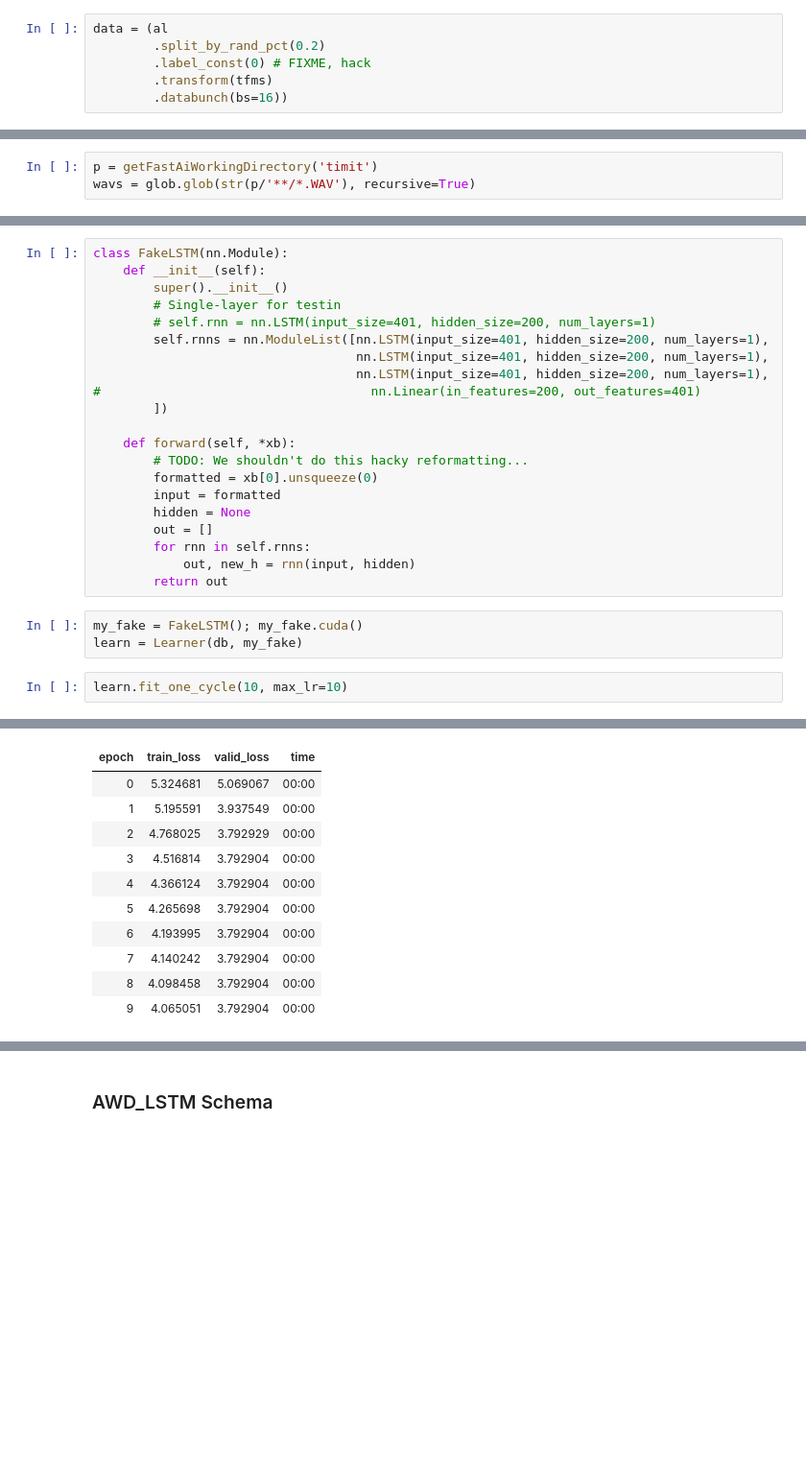
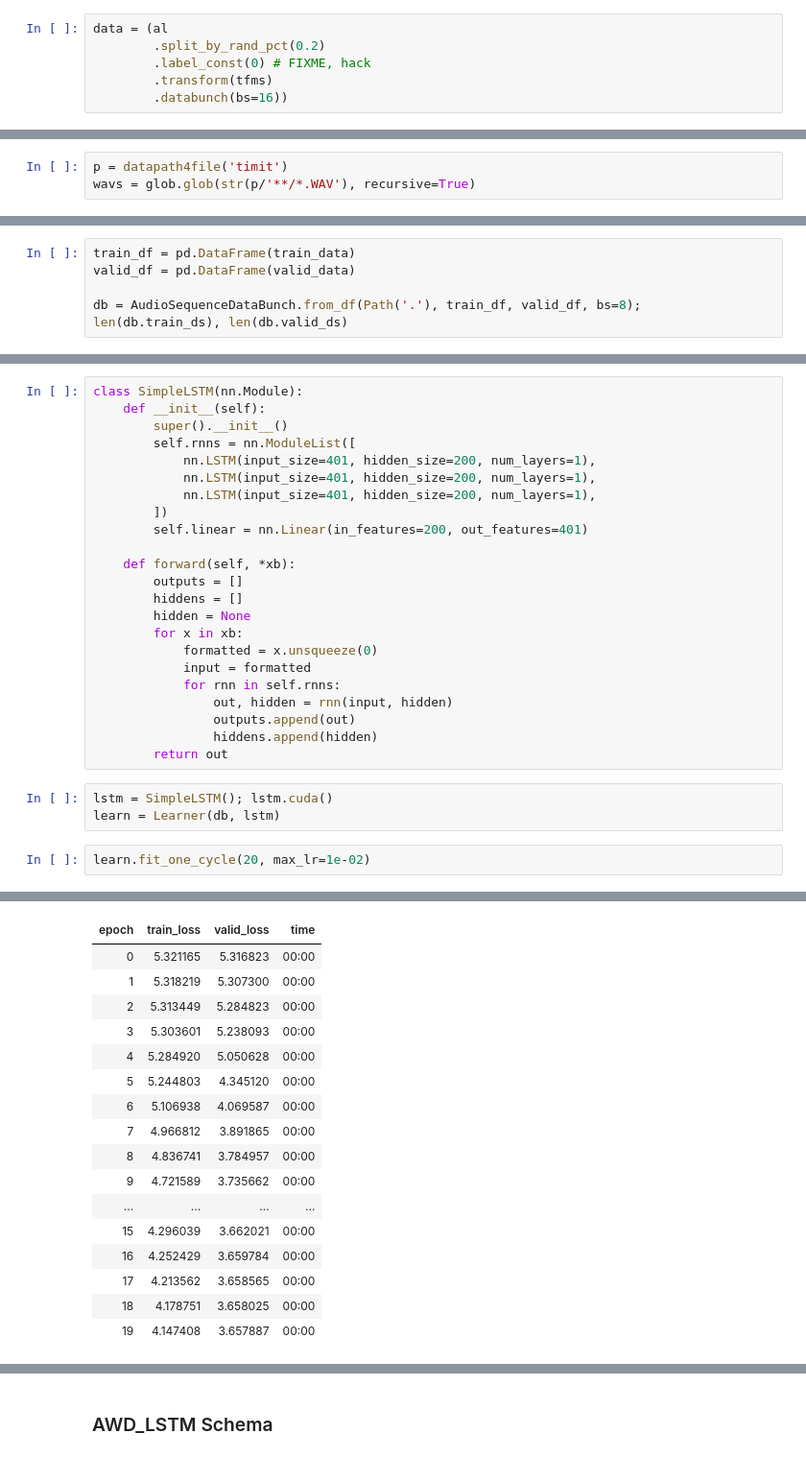
Before and after one commit to fastaudio/fastai_audio, a Jupyter notebook: AWD-LSTM.ipynb, the cells around one changed output, grey strips where cells are left out. Shown at 96% size. Cells and saved outputs as stored; diff of their text form; blank space fills up the shorter version.

```diff
--- a/AWD-LSTM.ipynb
+++ b/AWD-LSTM.ipynb
@@ -150,3 +147,3 @@ data = (al
 # %%
-p = getFastAiWorkingDirectory('timit')
+p = datapath4file('timit')
 wavs = glob.glob(str(p/'**/*.WAV'), recursive=True)
@@ -181,0 +164,6 @@ AudioSequenceItem Length: 20 | Shape: torch.Size([401]) | Sample Rate: 16000
+# %%
+train_df = pd.DataFrame(train_data)
+valid_df = pd.DataFrame(valid_data)
+
+db = AudioSequenceDataBunch.from_df(Path('.'), train_df, valid_df, bs=8);
+len(db.train_ds), len(db.valid_ds)
@@ -182,27 +172,29 @@ AudioSequenceItem Length: 20 | Shape: torch.Size([401]) | Sample Rate: 16000
 # %%
-class FakeLSTM(nn.Module):
+class SimpleLSTM(nn.Module):
     def __init__(self):
         super().__init__()
-        # Single-layer for testin
-        # self.rnn = nn.LSTM(input_size=401, hidden_size=200, num_layers=1)
-        self.rnns = nn.ModuleList([nn.LSTM(input_size=401, hidden_size=200, num_layers=1),
-                                   nn.LSTM(input_size=401, hidden_size=200, num_layers=1),
-                                   nn.LSTM(input_size=401, hidden_size=200, num_layers=1),
-#                                    nn.Linear(in_features=200, out_features=401)
+        self.rnns = nn.ModuleList([
+            nn.LSTM(input_size=401, hidden_size=200, num_layers=1),
+            nn.LSTM(input_size=401, hidden_size=200, num_layers=1),
+            nn.LSTM(input_size=401, hidden_size=200, num_layers=1),
         ])
+        self.linear = nn.Linear(in_features=200, out_features=401)
 
     def forward(self, *xb):
-        # TODO: We shouldn't do this hacky reformatting...
-        formatted = xb[0].unsqueeze(0)
-        input = formatted
+        outputs = []
+        hiddens = []
         hidden = None
-        out = []
-        for rnn in self.rnns:
-            out, new_h = rnn(input, hidden)
+        for x in xb:
+            formatted = x.unsqueeze(0)
+            input = formatted
+            for rnn in self.rnns:
+                out, hidden = rnn(input, hidden)
+                outputs.append(out)
+                hiddens.append(hidden)
         return out
 # %%
-my_fake = FakeLSTM(); my_fake.cuda()
-learn = Learner(db, my_fake)
+lstm = SimpleLSTM(); lstm.cuda()
+learn = Learner(db, lstm)
 # %%
-learn.fit_one_cycle(10, max_lr=10)
+learn.fit_one_cycle(20, max_lr=1e-02)
 # %% [output]
@@ -210,14 +202,20 @@ Total time: 00:05
 | epoch | train_loss | valid_loss | time |
-| 0 | 5.324681 | 5.069067 | 00:00 |
-| 1 | 5.195591 | 3.937549 | 00:00 |
-| 2 | 4.768025 | 3.792929 | 00:00 |
-| 3 | 4.516814 | 3.792904 | 00:00 |
-| 4 | 4.366124 | 3.792904 | 00:00 |
-| 5 | 4.265698 | 3.792904 | 00:00 |
-| 6 | 4.193995 | 3.792904 | 00:00 |
-| 7 | 4.140242 | 3.792904 | 00:00 |
-| 8 | 4.098458 | 3.792904 | 00:00 |
-| 9 | 4.065051 | 3.792904 | 00:00 |
+| 0 | 5.321165 | 5.316823 | 00:00 |
+| 1 | 5.318219 | 5.307300 | 00:00 |
+| 2 | 5.313449 | 5.284823 | 00:00 |
+| 3 | 5.303601 | 5.238093 | 00:00 |
+| 4 | 5.284920 | 5.050628 | 00:00 |
+| 5 | 5.244803 | 4.345120 | 00:00 |
+| 6 | 5.106938 | 4.069587 | 00:00 |
+| 7 | 4.966812 | 3.891865 | 00:00 |
+| 8 | 4.836741 | 3.784957 | 00:00 |
+| 9 | 4.721589 | 3.735662 | 00:00 |
+| ... | ... | ... | ... |
+| 15 | 4.296039 | 3.662021 | 00:00 |
+| 16 | 4.252429 | 3.659784 | 00:00 |
+| 17 | 4.213562 | 3.658565 | 00:00 |
+| 18 | 4.178751 | 3.658025 | 00:00 |
+| 19 | 4.147408 | 3.657887 | 00:00 |
 # %%
 lr_find(learn)
 learn.recorder.plot()
```
Also changed, not shown: parts of 15 cells of this notebook.
